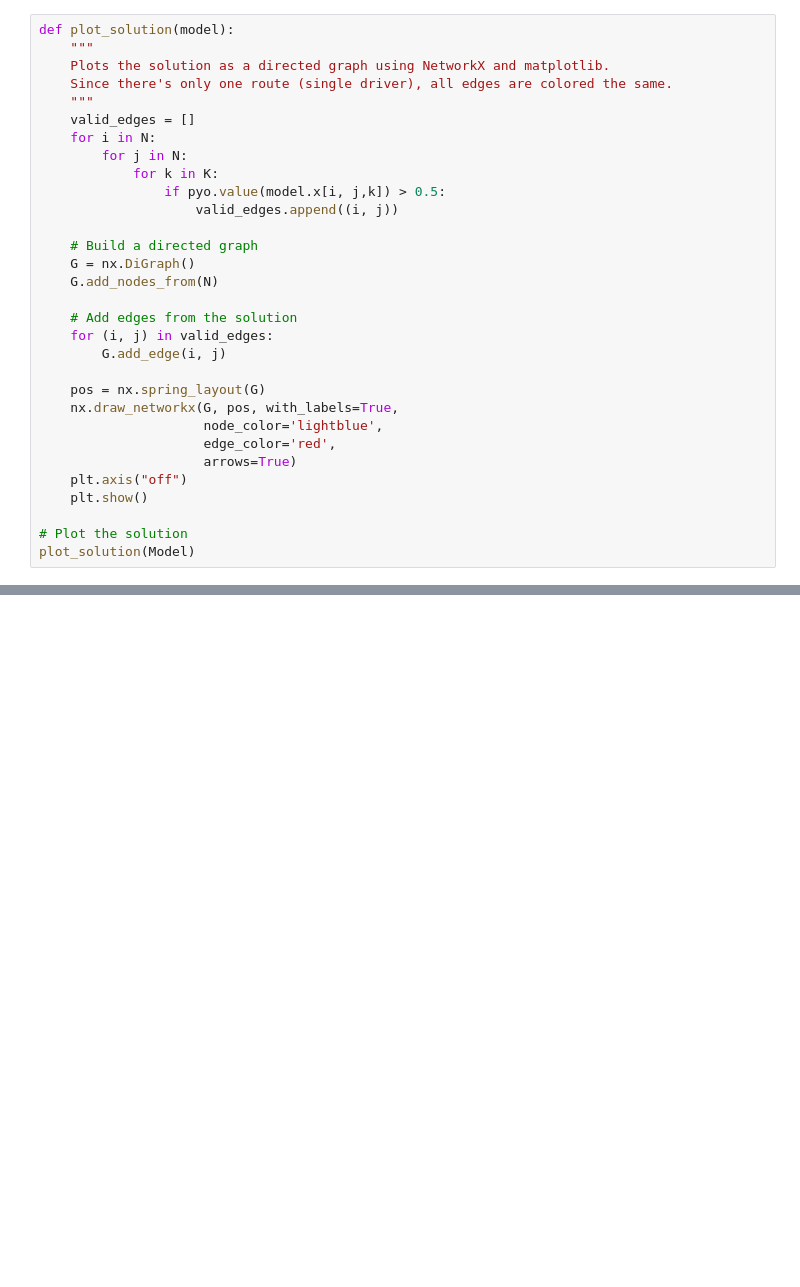
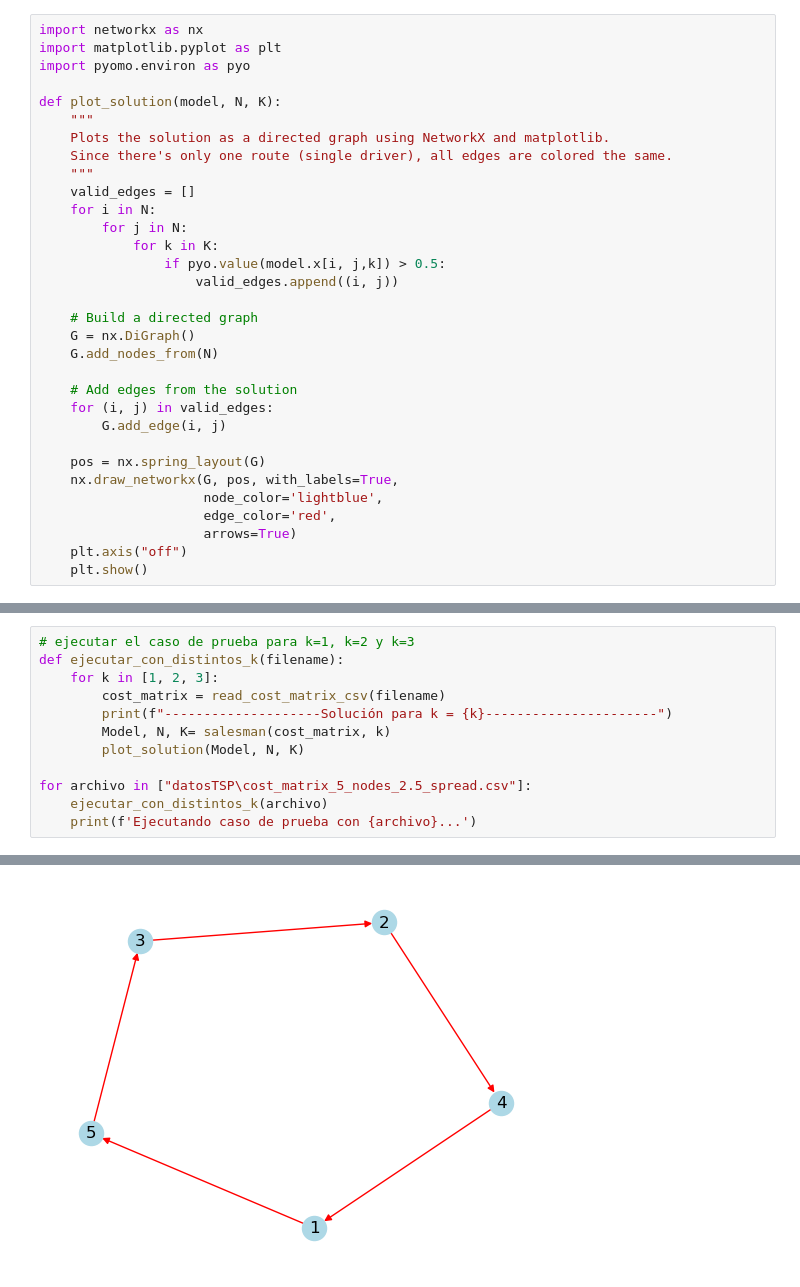
Before and after one commit to Gabriela-Maria/Lab2-MOS, a Jupyter notebook: Problema5.ipynb, the cells around one changed output, grey strips where cells are left out. Drawn from its saved outputs; the diff is of its cells as text; blank space fills up the shorter version.

```diff
--- a/Problema5.ipynb
+++ b/Problema5.ipynb
@@ -122,5 +61,9 @@ Model unknown
 # %%
-def plot_solution(model):
+import networkx as nx
+import matplotlib.pyplot as plt
+import pyomo.environ as pyo
+
+def plot_solution(model, N, K):
     """
     Plots the solution as a directed graph using NetworkX and matplotlib.
     Since there's only one route (single driver), all edges are colored the same.
@@ -147,6 +90,3 @@ def plot_solution(model):
                      arrows=True)
     plt.axis("off")
     plt.show()
-
-# Plot the solution
-plot_solution(Model)
@@ -154,0 +196,13 @@ plot_solution(Model)
+# %%
+# ejecutar el caso de prueba para k=1, k=2 y k=3
+def ejecutar_con_distintos_k(filename):
+    for k in [1, 2, 3]:
+        cost_matrix = read_cost_matrix_csv(filename)
+        print(f"--------------------Solución para k = {k}----------------------")
+        Model, N, K= salesman(cost_matrix, k)
+        plot_solution(Model, N, K)
+
+for archivo in ["datosTSP\cost_matrix_5_nodes_2.5_spread.csv"]:
+    ejecutar_con_distintos_k(archivo)
+    print(f'Ejecutando caso de prueba con {archivo}...')
+# %% [output]
@@ -154,0 +226 @@ plot_solution(Model)
+[figure, added]
```
Also changed, not shown: parts of 12 cells of this notebook, 5 other files.
